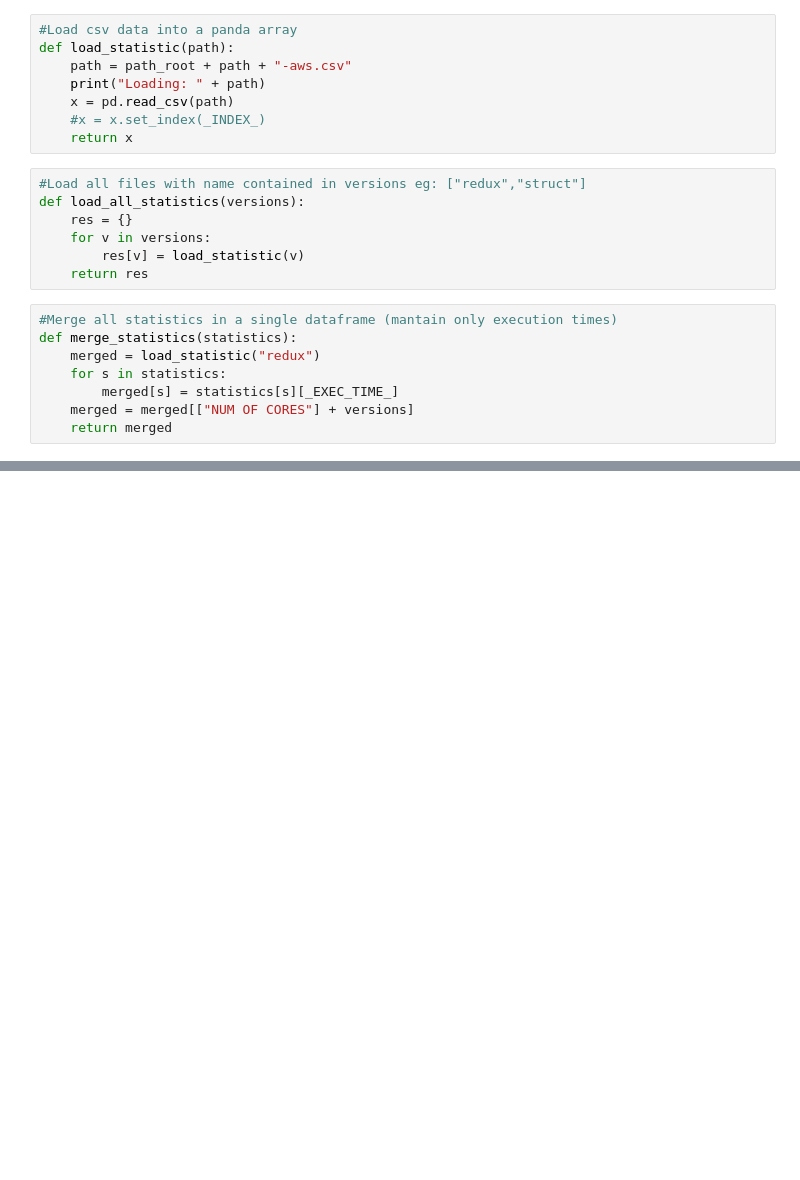
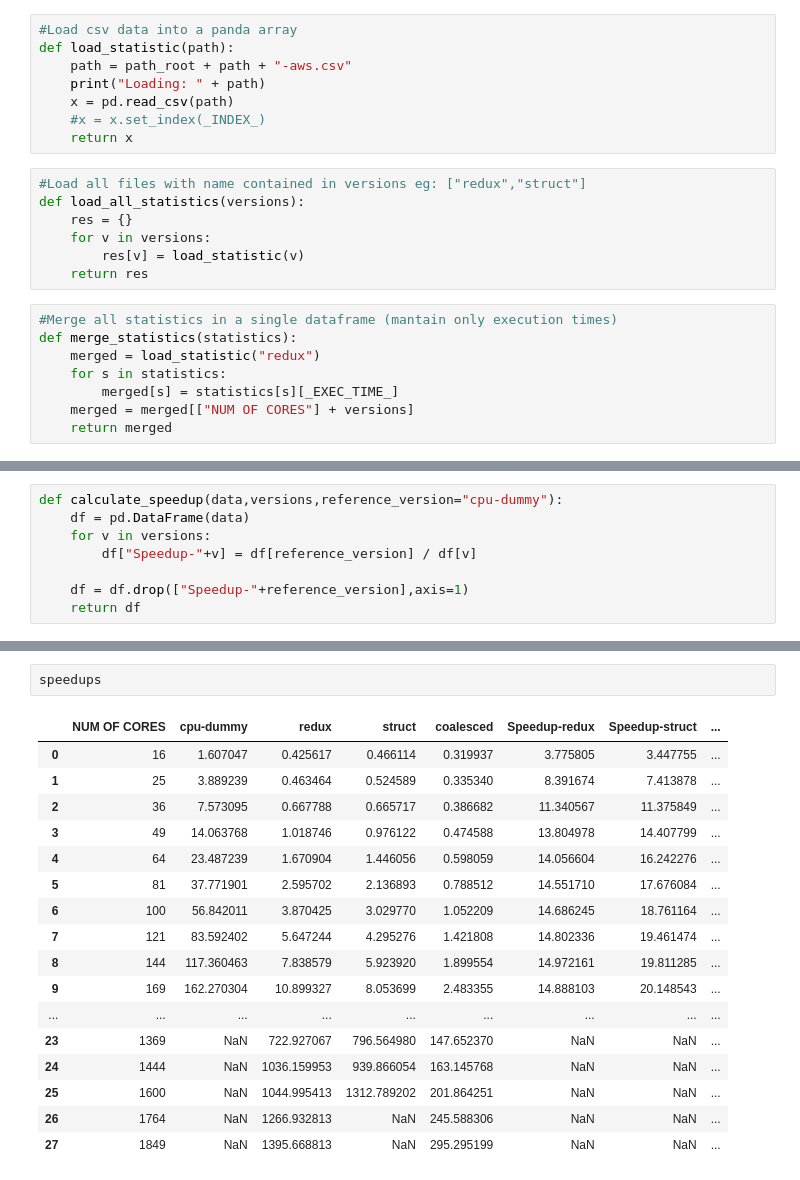
Before and after one commit to D4De/caliper-gpu, a Jupyter notebook: caliper_statistics.ipynb, the cells around one changed output, grey strips where cells are left out. Cells and saved outputs as stored; diff of their text form; blank space fills up the shorter version.

```diff
--- a/caliper_statistics.ipynb
+++ b/caliper_statistics.ipynb
@@ -42,4 +43,12 @@ def plot_versions(versions_to_plot):
     # display plot
     mp.show()
+# %%
+def calculate_speedup(data,versions,reference_version="cpu-dummy"):
+    df = pd.DataFrame(data)
+    for v in versions:
+        df["Speedup-"+v] = df[reference_version] / df[v]
+
+    df = df.drop(["Speedup-"+reference_version],axis=1)
+    return df
 # %%
 statistics = load_all_statistics(versions)
@@ -76,0 +87,20 @@ plot_versions(versions) #Can plot versions comparisons by passing an array of ve
+# %%
+speedups
+# %% [output]
+|  | NUM OF CORES | cpu-dummy | redux | struct | coalesced | Speedup-redux | Speedup-struct | ... |
+| 0 | 16 | 1.607047 | 0.425617 | 0.466114 | 0.319937 | 3.775805 | 3.447755 | ... |
+| 1 | 25 | 3.889239 | 0.463464 | 0.524589 | 0.335340 | 8.391674 | 7.413878 | ... |
+| 2 | 36 | 7.573095 | 0.667788 | 0.665717 | 0.386682 | 11.340567 | 11.375849 | ... |
+| 3 | 49 | 14.063768 | 1.018746 | 0.976122 | 0.474588 | 13.804978 | 14.407799 | ... |
+| 4 | 64 | 23.487239 | 1.670904 | 1.446056 | 0.598059 | 14.056604 | 16.242276 | ... |
+| 5 | 81 | 37.771901 | 2.595702 | 2.136893 | 0.788512 | 14.551710 | 17.676084 | ... |
+| 6 | 100 | 56.842011 | 3.870425 | 3.029770 | 1.052209 | 14.686245 | 18.761164 | ... |
+| 7 | 121 | 83.592402 | 5.647244 | 4.295276 | 1.421808 | 14.802336 | 19.461474 | ... |
+| 8 | 144 | 117.360463 | 7.838579 | 5.923920 | 1.899554 | 14.972161 | 19.811285 | ... |
+| 9 | 169 | 162.270304 | 10.899327 | 8.053699 | 2.483355 | 14.888103 | 20.148543 | ... |
+| ... | ... | ... | ... | ... | ... | ... | ... | ... |
+| 23 | 1369 | NaN | 722.927067 | 796.564980 | 147.652370 | NaN | NaN | ... |
+| 24 | 1444 | NaN | 1036.159953 | 939.866054 | 163.145768 | NaN | NaN | ... |
+| 25 | 1600 | NaN | 1044.995413 | 1312.789202 | 201.864251 | NaN | NaN | ... |
+| 26 | 1764 | NaN | 1266.932813 | NaN | 245.588306 | NaN | NaN | ... |
+| 27 | 1849 | NaN | 1395.668813 | NaN | 295.295199 | NaN | NaN | ... |
```
Also changed, not shown: parts of 6 cells of this notebook, 13 other files.
